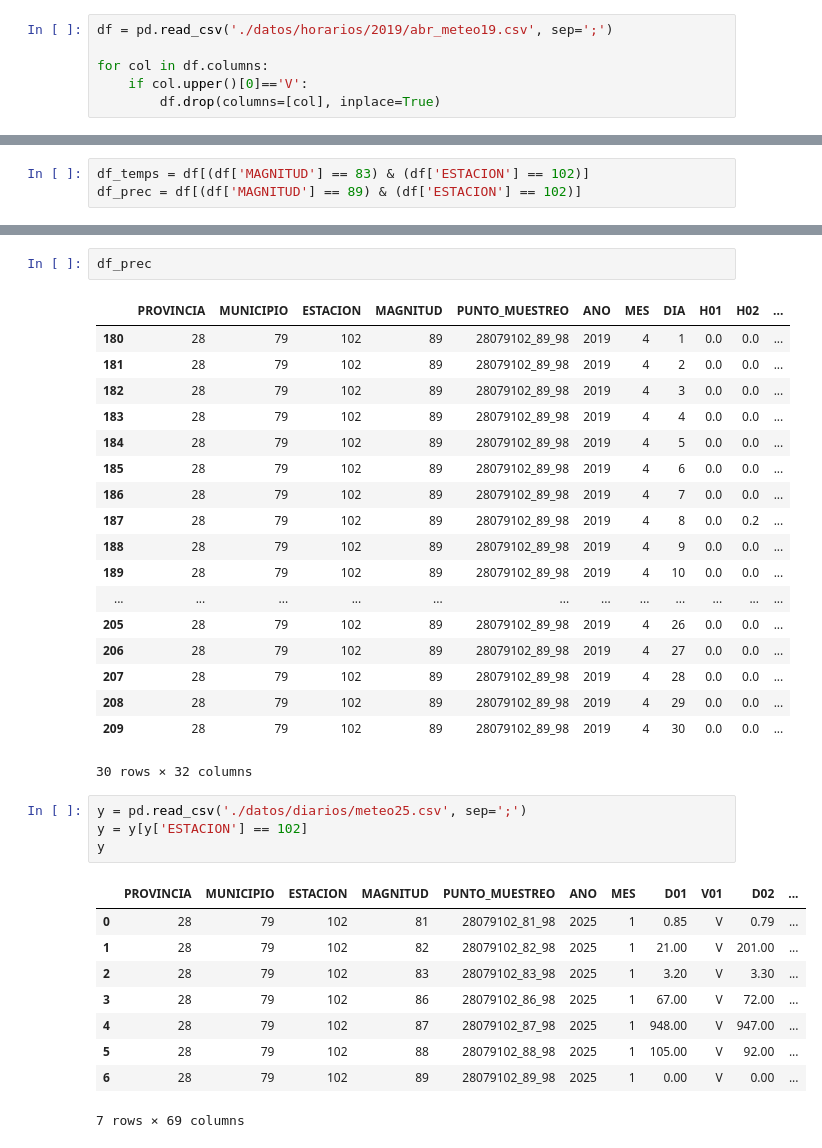
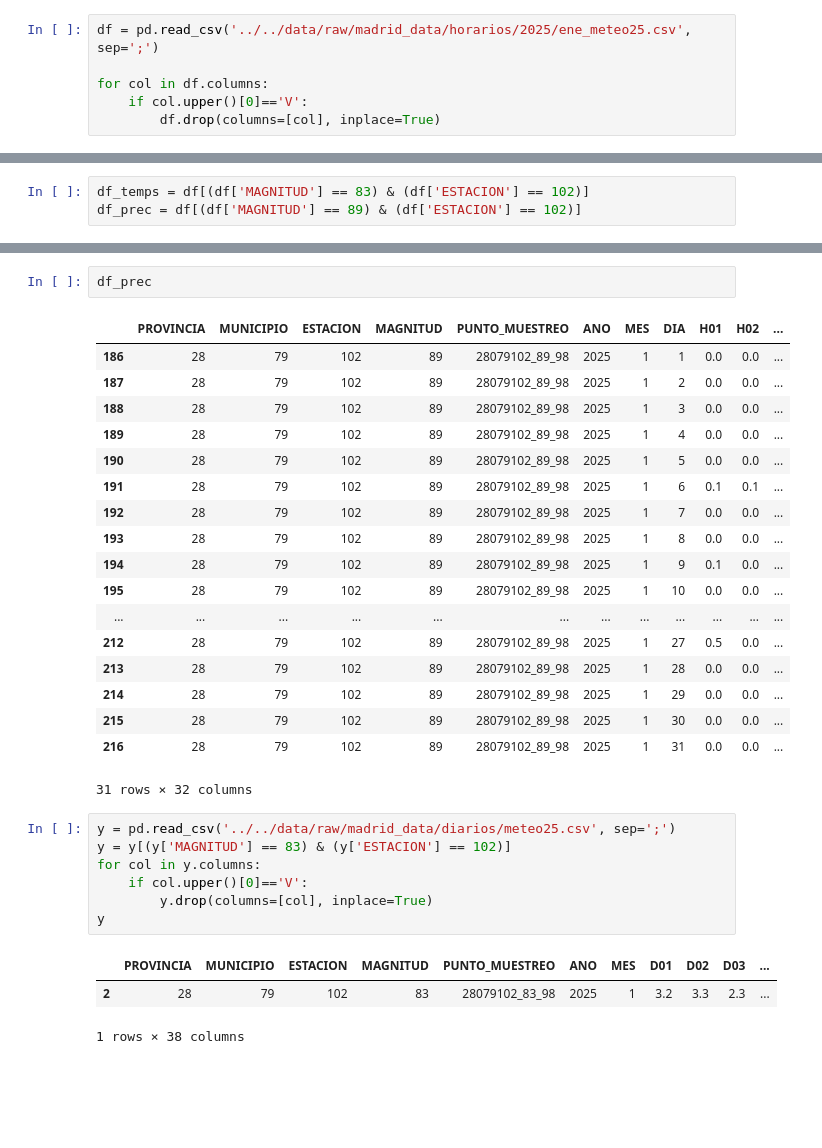
Before and after one commit to GamblerRunner/PrediccionMeteorologica, a Jupyter notebook: src/pruebas/Madrid_Data_Pruebas.ipynb, the cells around one changed output, grey strips where cells are left out. Drawn from its saved outputs; the diff is of its cells as text; blank space fills up the shorter version.

Commit message:
Madrid_Data pruebas

```diff
--- a/src/pruebas/Madrid_Data_Pruebas.ipynb
+++ b/src/pruebas/Madrid_Data_Pruebas.ipynb
@@ -11,7 +12,7 @@ import pandas as pd
 # 88 - RADIACION SOLAR
 # 89 - PRECIPITACIÓN
 # %%
-df = pd.read_csv('./datos/horarios/2019/abr_meteo19.csv', sep=';')
+df = pd.read_csv('../../data/raw/madrid_data/horarios/2025/ene_meteo25.csv', sep=';')
 
 for col in df.columns:
     if col.upper()[0]=='V':
@@ -57,34 +59,31 @@ df_temps
 df_prec
 # %% [output]
 |  | PROVINCIA | MUNICIPIO | ESTACION | MAGNITUD | PUNTO_MUESTREO | ANO | MES | DIA | H01 | H02 | ... |
-| 180 | 28 | 79 | 102 | 89 | 28079102_89_98 | 2019 | 4 | 1 | 0.0 | 0.0 | ... |
-| 181 | 28 | 79 | 102 | 89 | 28079102_89_98 | 2019 | 4 | 2 | 0.0 | 0.0 | ... |
-| 182 | 28 | 79 | 102 | 89 | 28079102_89_98 | 2019 | 4 | 3 | 0.0 | 0.0 | ... |
-| 183 | 28 | 79 | 102 | 89 | 28079102_89_98 | 2019 | 4 | 4 | 0.0 | 0.0 | ... |
-| 184 | 28 | 79 | 102 | 89 | 28079102_89_98 | 2019 | 4 | 5 | 0.0 | 0.0 | ... |
-| 185 | 28 | 79 | 102 | 89 | 28079102_89_98 | 2019 | 4 | 6 | 0.0 | 0.0 | ... |
-| 186 | 28 | 79 | 102 | 89 | 28079102_89_98 | 2019 | 4 | 7 | 0.0 | 0.0 | ... |
-| 187 | 28 | 79 | 102 | 89 | 28079102_89_98 | 2019 | 4 | 8 | 0.0 | 0.2 | ... |
-| 188 | 28 | 79 | 102 | 89 | 28079102_89_98 | 2019 | 4 | 9 | 0.0 | 0.0 | ... |
-| 189 | 28 | 79 | 102 | 89 | 28079102_89_98 | 2019 | 4 | 10 | 0.0 | 0.0 | ... |
+| 186 | 28 | 79 | 102 | 89 | 28079102_89_98 | 2025 | 1 | 1 | 0.0 | 0.0 | ... |
+| 187 | 28 | 79 | 102 | 89 | 28079102_89_98 | 2025 | 1 | 2 | 0.0 | 0.0 | ... |
+| 188 | 28 | 79 | 102 | 89 | 28079102_89_98 | 2025 | 1 | 3 | 0.0 | 0.0 | ... |
+| 189 | 28 | 79 | 102 | 89 | 28079102_89_98 | 2025 | 1 | 4 | 0.0 | 0.0 | ... |
+| 190 | 28 | 79 | 102 | 89 | 28079102_89_98 | 2025 | 1 | 5 | 0.0 | 0.0 | ... |
+| 191 | 28 | 79 | 102 | 89 | 28079102_89_98 | 2025 | 1 | 6 | 0.1 | 0.1 | ... |
+| 192 | 28 | 79 | 102 | 89 | 28079102_89_98 | 2025 | 1 | 7 | 0.0 | 0.0 | ... |
+| 193 | 28 | 79 | 102 | 89 | 28079102_89_98 | 2025 | 1 | 8 | 0.0 | 0.0 | ... |
+| 194 | 28 | 79 | 102 | 89 | 28079102_89_98 | 2025 | 1 | 9 | 0.1 | 0.0 | ... |
+| 195 | 28 | 79 | 102 | 89 | 28079102_89_98 | 2025 | 1 | 10 | 0.0 | 0.0 | ... |
 | ... | ... | ... | ... | ... | ... | ... | ... | ... | ... | ... | ... |
-| 205 | 28 | 79 | 102 | 89 | 28079102_89_98 | 2019 | 4 | 26 | 0.0 | 0.0 | ... |
-| 206 | 28 | 79 | 102 | 89 | 28079102_89_98 | 2019 | 4 | 27 | 0.0 | 0.0 | ... |
-| 207 | 28 | 79 | 102 | 89 | 28079102_89_98 | 2019 | 4 | 28 | 0.0 | 0.0 | ... |
-| 208 | 28 | 79 | 102 | 89 | 28079102_89_98 | 2019 | 4 | 29 | 0.0 | 0.0 | ... |
-| 209 | 28 | 79 | 102 | 89 | 28079102_89_98 | 2019 | 4 | 30 | 0.0 | 0.0 | ... |
+| 212 | 28 | 79 | 102 | 89 | 28079102_89_98 | 2025 | 1 | 27 | 0.5 | 0.0 | ... |
+| 213 | 28 | 79 | 102 | 89 | 28079102_89_98 | 2025 | 1 | 28 | 0.0 | 0.0 | ... |
+| 214 | 28 | 79 | 102 | 89 | 28079102_89_98 | 2025 | 1 | 29 | 0.0 | 0.0 | ... |
+| 215 | 28 | 79 | 102 | 89 | 28079102_89_98 | 2025 | 1 | 30 | 0.0 | 0.0 | ... |
+| 216 | 28 | 79 | 102 | 89 | 28079102_89_98 | 2025 | 1 | 31 | 0.0 | 0.0 | ... |
-30 rows × 32 columns
+31 rows × 32 columns
 # %%
-y = pd.read_csv('./datos/diarios/meteo25.csv', sep=';')
-y = y[y['ESTACION'] == 102]
+y = pd.read_csv('../../data/raw/madrid_data/diarios/meteo25.csv', sep=';')
+y = y[(y['MAGNITUD'] == 83) & (y['ESTACION'] == 102)]
+for col in y.columns:
+    if col.upper()[0]=='V':
+        y.drop(columns=[col], inplace=True)
 y
 # %% [output]
-|  | PROVINCIA | MUNICIPIO | ESTACION | MAGNITUD | PUNTO_MUESTREO | ANO | MES | D01 | V01 | D02 | ... |
-| 0 | 28 | 79 | 102 | 81 | 28079102_81_98 | 2025 | 1 | 0.85 | V | 0.79 | ... |
-| 1 | 28 | 79 | 102 | 82 | 28079102_82_98 | 2025 | 1 | 21.00 | V | 201.00 | ... |
-| 2 | 28 | 79 | 102 | 83 | 28079102_83_98 | 2025 | 1 | 3.20 | V | 3.30 | ... |
-| 3 | 28 | 79 | 102 | 86 | 28079102_86_98 | 2025 | 1 | 67.00 | V | 72.00 | ... |
-| 4 | 28 | 79 | 102 | 87 | 28079102_87_98 | 2025 | 1 | 948.00 | V | 947.00 | ... |
-| 5 | 28 | 79 | 102 | 88 | 28079102_88_98 | 2025 | 1 | 105.00 | V | 92.00 | ... |
-| 6 | 28 | 79 | 102 | 89 | 28079102_89_98 | 2025 | 1 | 0.00 | V | 0.00 | ... |
+|  | PROVINCIA | MUNICIPIO | ESTACION | MAGNITUD | PUNTO_MUESTREO | ANO | MES | D01 | D02 | D03 | ... |
+| 2 | 28 | 79 | 102 | 83 | 28079102_83_98 | 2025 | 1 | 3.2 | 3.3 | 2.3 | ... |
-7 rows × 69 columns
+1 rows × 38 columns
```
Also changed, not shown: parts of 7 cells of this notebook, 1 other file.
